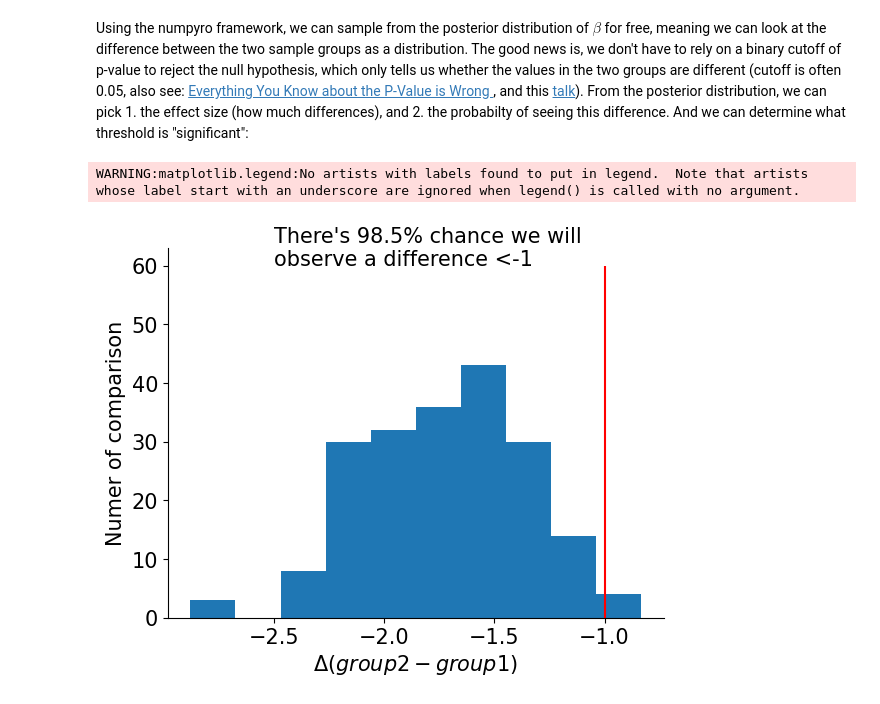
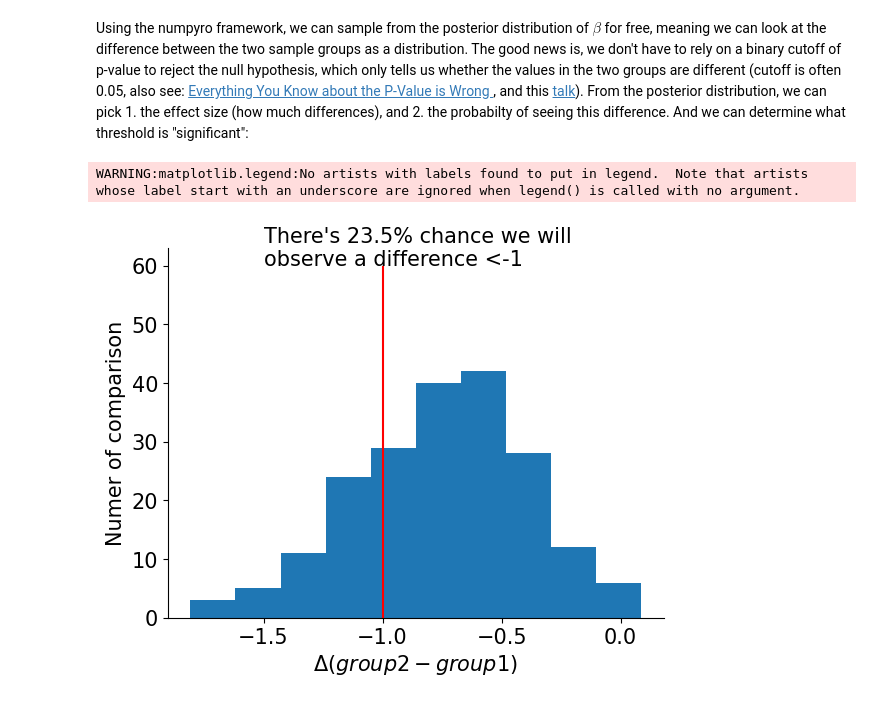
Before and after one commit to wckdouglas/personal_website, a Jupyter notebook: ipynb/numpyro.ipynb, the cells around one changed output. Cells and saved outputs as stored; diff of their text form; code cells hidden in the pictures.

```diff
--- a/ipynb/numpyro.ipynb
+++ b/ipynb/numpyro.ipynb
@@ -267,7 +267,7 @@ We can do a simulated example with two groups:
 # %%
 n_samples = 50  # how many samples to simulate for each group
 group1_mean = 10  # the mean for group 1
-group2_mean = 8  # the mean for group 2
+group2_mean = 9  # the mean for group 2
 group1_samples = dist.Normal(loc=group1_mean, scale=3).sample(
     rng_key, sample_shape=(n_samples,)
 )  # randomly sampling from a gaussian distribution
@@ -370,24 +370,24 @@ From the posterior distribution, we can pick 1. the effect size (how much differ
 # %%
 threshold = -1
 diff = mcmc.get_samples()["beta"]
 prob = len(diff[diff < threshold]) / len(diff)
 
 fig = plt.figure()
 ax = fig.add_subplot()
 ax.hist(diff.reshape(-1), bins=10)
 ax.vlines(x=threshold, ymin=0, ymax=60, color="red")
 ax.text(
-    -2.5,
+    -1.5,
     60,
     f"There's {prob*100}% chance we will\nobserve a difference <{threshold}",
     ha="left",
     fontsize=15,
 )
 ax.set_xlabel(r"$\Delta (group2-group1)$")
 ax.set_ylabel("Numer of comparison")
 sns.despine()
 ax.legend().set_visible(False)
 fig.savefig("../static/article_images/numpyro_files/numpyro_26_1.png", bbox_inches="tight")
 # %% [output]
 WARNING:matplotlib.legend:No artists with labels found to put in legend.  Note that artists whose label start with an underscore are ignored when legend() is called with no argument.
-[figure, old version]
+[figure, new version]
```
Also changed, not shown: parts of 4 cells of this notebook, 3 other files.
